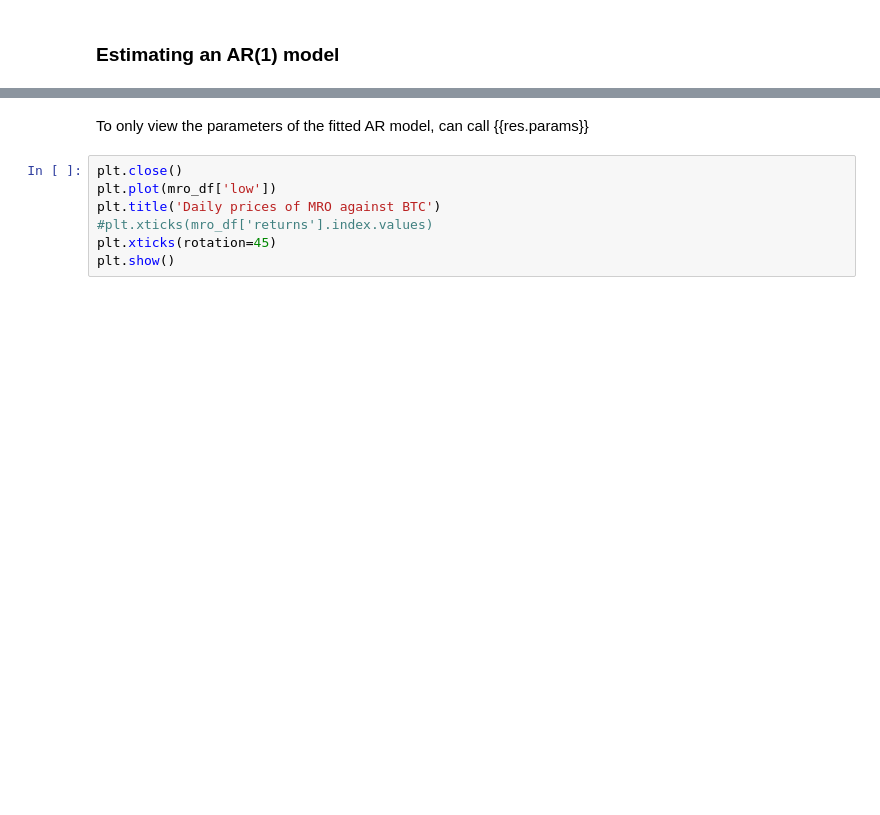
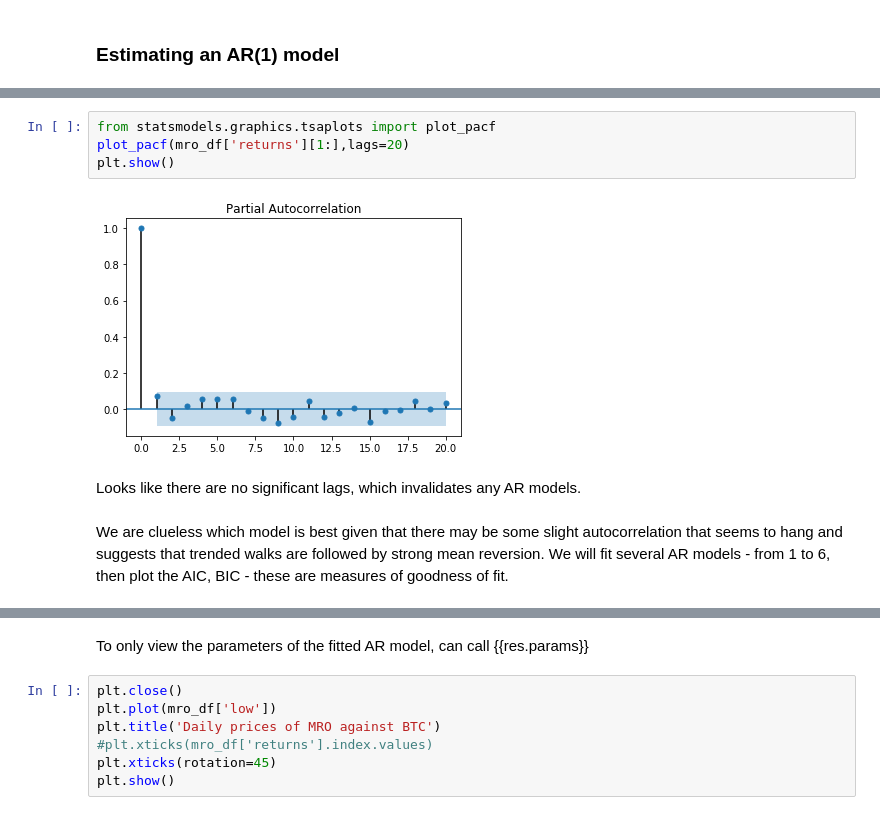
Before and after one commit to calleja/timeSeries, a Jupyter notebook: ts_cryptos_practice.ipynb, the cells around one changed output, grey strips where cells are left out. Cells and saved outputs as stored; diff of their text form; blank space fills up the shorter version.

```diff
--- a/ts_cryptos_practice.ipynb
+++ b/ts_cryptos_practice.ipynb
@@ -102,0 +146,10 @@ Note that the coeficcient is high, but not over 1. This implies a trending or mo
+# %%
+from statsmodels.graphics.tsaplots import plot_pacf
+plot_pacf(mro_df['returns'][1:],lags=20)
+plt.show()
+# %% [output]
+[figure, added]
+# %% [markdown]
+Looks like there are no significant lags, which invalidates any AR models.
+# %% [markdown]
+We are clueless which model is best given that there may be some slight autocorrelation that seems to hang and suggests that trended walks are followed by strong mean reversion. We will fit several AR models - from 1 to 6, then plot the AIC, BIC - these are measures of goodness of fit.
```
Also changed, not shown: parts of 22 cells of this notebook, 2 other files.
